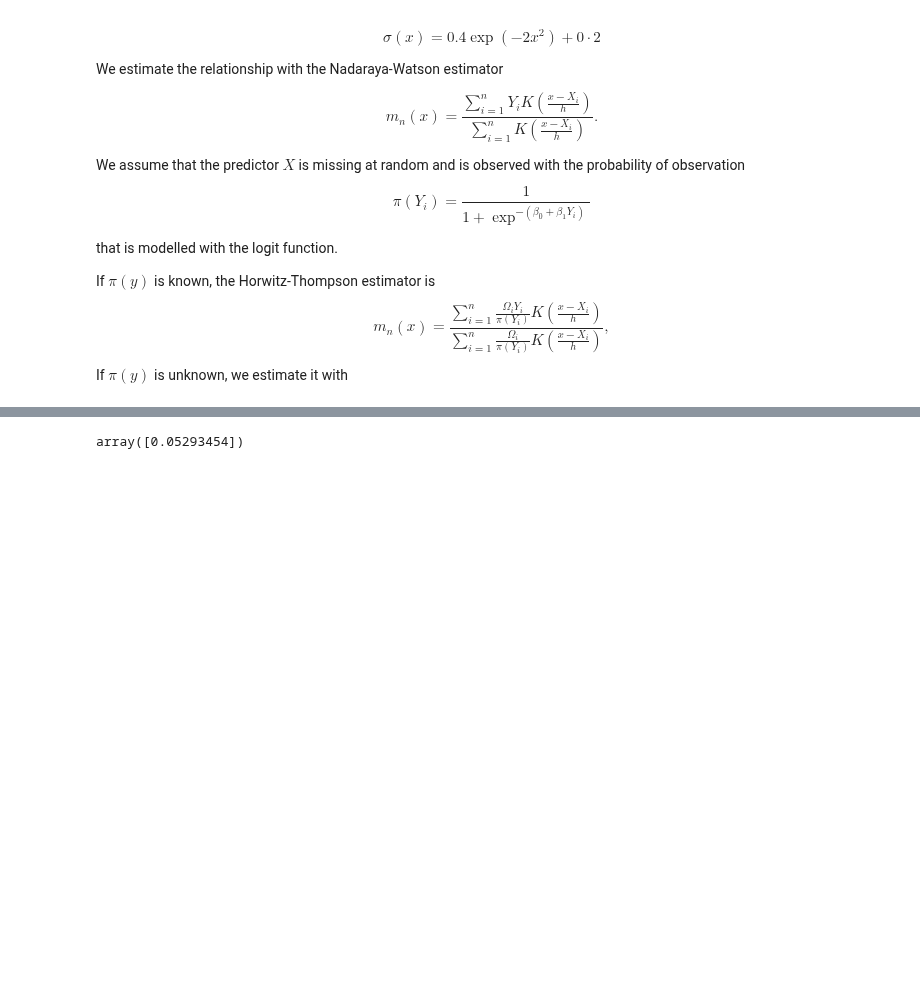
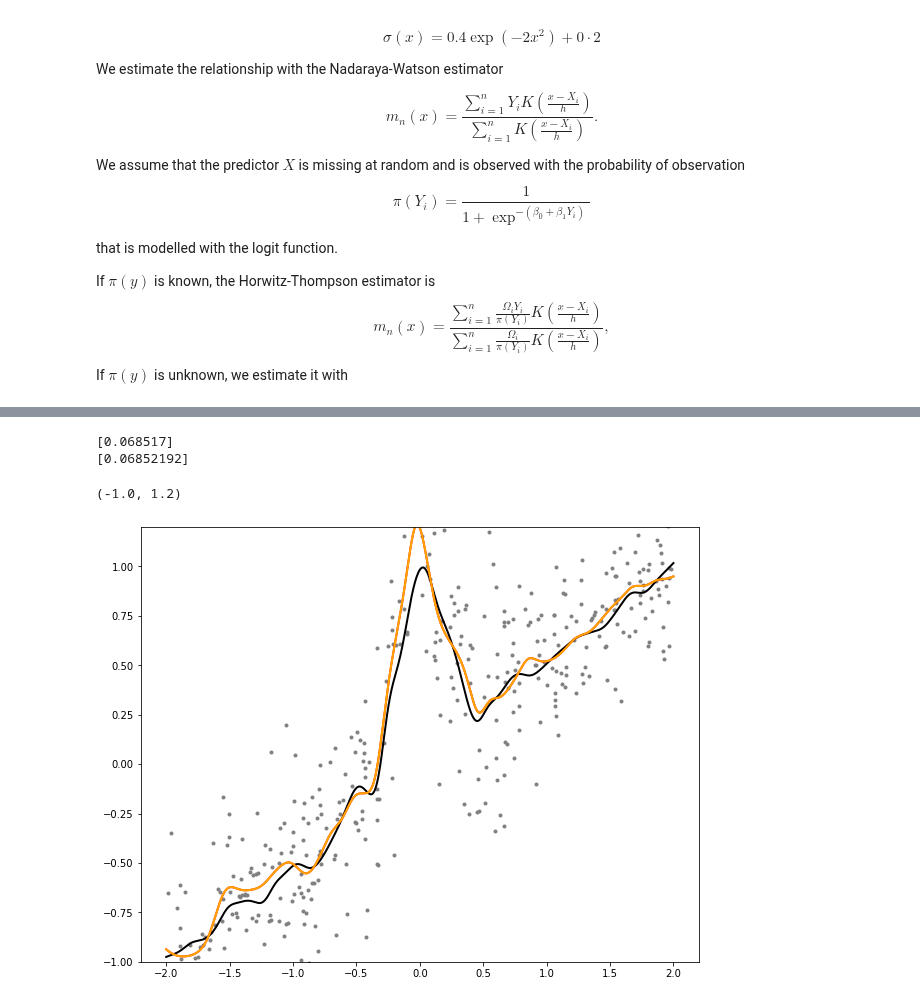
Before and after one commit to QuantLet/np_var_mis, a Jupyter notebook: regression_hopt.ipynb, the cells around one changed output, grey strips where cells are left out. Cells and saved outputs as stored; diff of their text form; code cells hidden in the pictures; blank space fills up the shorter version.

```diff
--- a/regression_hopt.ipynb
+++ b/regression_hopt.ipynb
@@ -130,7 +162,28 @@ Wall time: 2min 40s
-# %%
-h_ipw
-# %% [output]
-array([0.05293454])
+# %%
+print(h_ipw_ipw)
+print(h_ipw_cc)
+# %% [output]
+[0.068517]
+[0.06852192]
+# %%
+fig, ax = plt.subplots(1, 1,figsize=(10, 8))
+#ax.plot(df['x'], df['y'], 'o', color='grey',markersize=2)
+
+#First plot
+
+#Complete-cases
+ax.plot(df_cc['x'], df_cc['y'], 'o', color='grey',markersize=3)
+#Truth
+ax.plot(np.linspace(-2, 2, n),model.fit(np.linspace(-2, 2, n))[0] ,color= 'black', lw=2)
+#CC estimator
+ax.plot(np.linspace(-2, 2, n),model_cc.fit(np.linspace(-2, 2, n))[0] ,color= 'red', lw=2)
+#CV bandwidth
+ax.plot(np.linspace(-2, 2, n),[nw_mis(h_ipw_cc,t,X,y,pi(y,b0,b1),omega) for t in np.linspace(-2, 2, n)],color= 'orange', lw=2)
+
+ax.set_ylim(-1,1.2)
+# %% [output]
+(-1.0, 1.2)
+[figure, added]
 # %%
 fig, ax = plt.subplots(1, 1,figsize=(10, 8))
 #ax.plot(df['x'], df['y'], 'o', color='grey',markersize=2)
```
Also changed, not shown: parts of 22 cells of this notebook, 18 other files.
